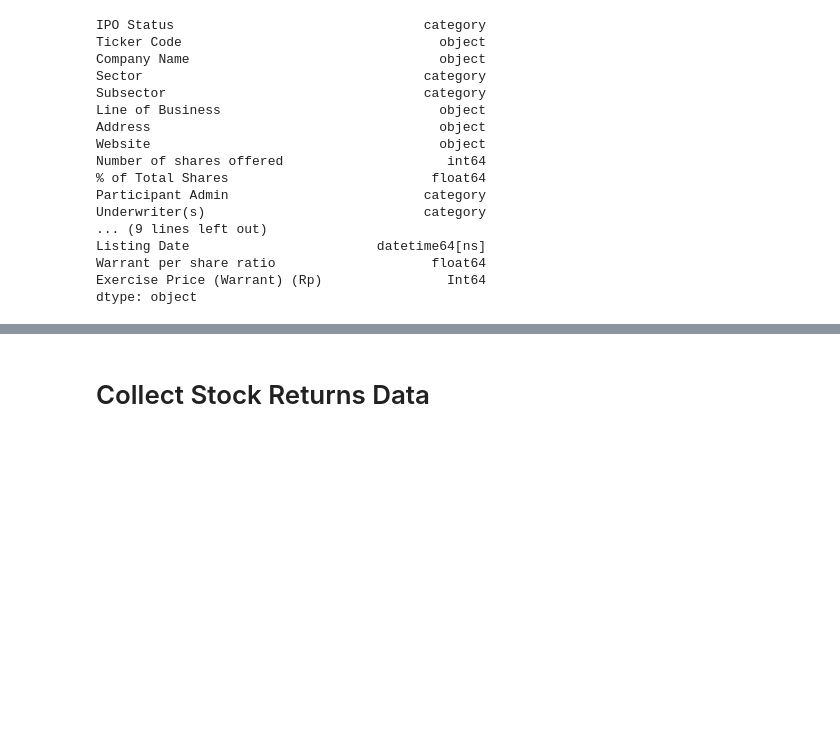
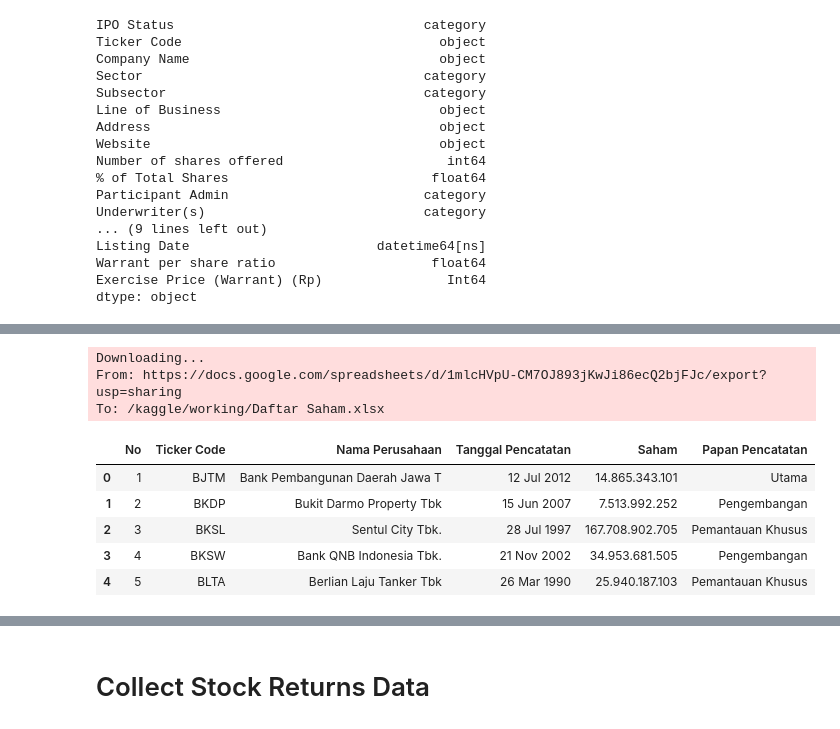
Before and after one commit to ImNash-Fahmi/Scraping-e-IPO-Data-Using-Selenium, a Jupyter notebook: scraping-e-ipo-data-using-selenium.ipynb, the cells around one changed output, grey strips where cells are left out. Cells and saved outputs as stored; diff of their text form; code cells hidden in the pictures; blank space fills up the shorter version.

Commit message:
Kaggle Notebook | Scraping e-IPO Data Using Selenium | Version 88

```diff
--- a/scraping-e-ipo-data-using-selenium.ipynb
+++ b/scraping-e-ipo-data-using-selenium.ipynb
@@ -714,0 +746,22 @@ dtype: object
+# %%
+gdown.download("https://docs.google.com/spreadsheets/d/1mlcHVpU-CM7OJ893jKwJi86ecQ2bjFJc/export?usp=sharing",
+               "Daftar Saham.xlsx",
+               quiet=False,
+               fuzzy=True)
+
+board_list = pd.read_excel("/kaggle/working/Daftar Saham.xlsx")
+board_list.rename(columns={'Kode': 'Ticker Code'}, inplace=True) #Rename the column to perform the merge function
+
+os.remove("/kaggle/working/Daftar Saham.xlsx") #Delete the downloaded file
+
+board_list.head()
+# %% [output]
+Downloading...
+From: https://docs.google.com/spreadsheets/d/1mlcHVpU-CM7OJ893jKwJi86ecQ2bjFJc/export?usp=sharing
+To: /kaggle/working/Daftar Saham.xlsx
+|  | No | Ticker Code | Nama Perusahaan | Tanggal Pencatatan | Saham | Papan Pencatatan |
+| 0 | 1 | BJTM | Bank Pembangunan Daerah Jawa T | 12 Jul 2012 | 14.865.343.101 | Utama |
+| 1 | 2 | BKDP | Bukit Darmo Property Tbk | 15 Jun 2007 | 7.513.992.252 | Pengembangan |
+| 2 | 3 | BKSL | Sentul City Tbk. | 28 Jul 1997 | 167.708.902.705 | Pemantauan Khusus |
+| 3 | 4 | BKSW | Bank QNB Indonesia Tbk. | 21 Nov 2002 | 34.953.681.505 | Pengembangan |
+| 4 | 5 | BLTA | Berlian Laju Tanker Tbk | 26 Mar 1990 | 25.940.187.103 | Pemantauan Khusus |
```
Also changed, not shown: parts of 19 cells of this notebook.
